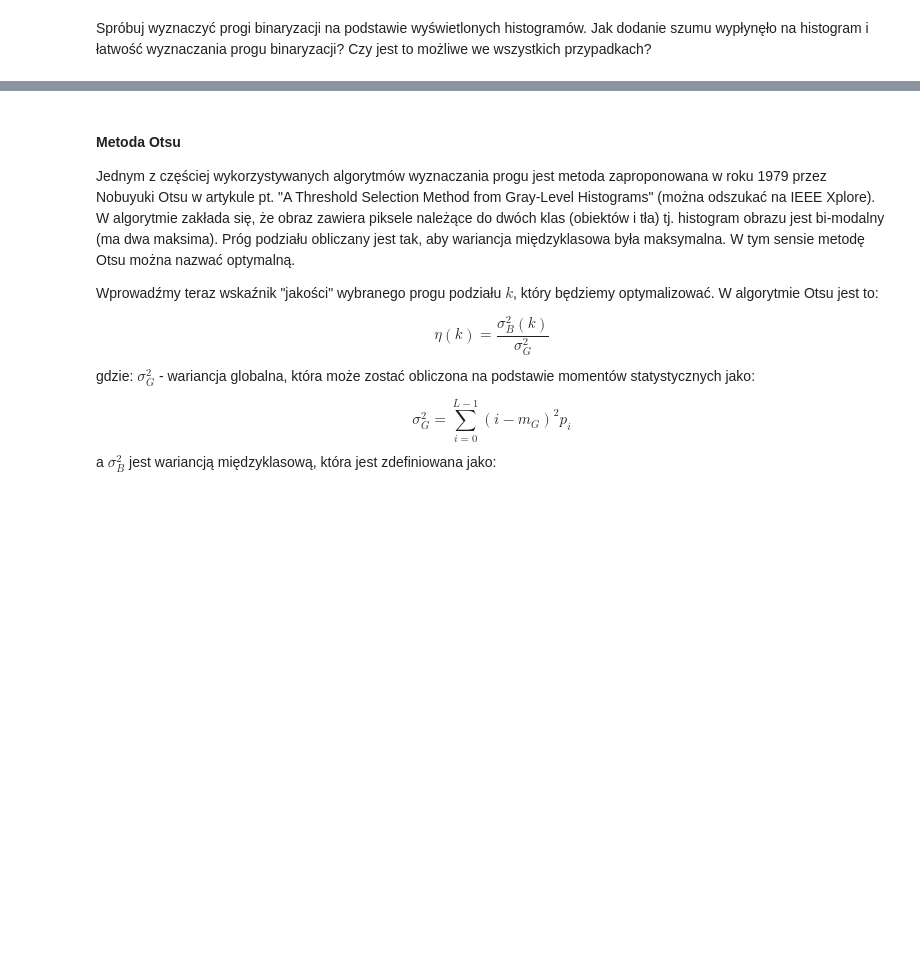
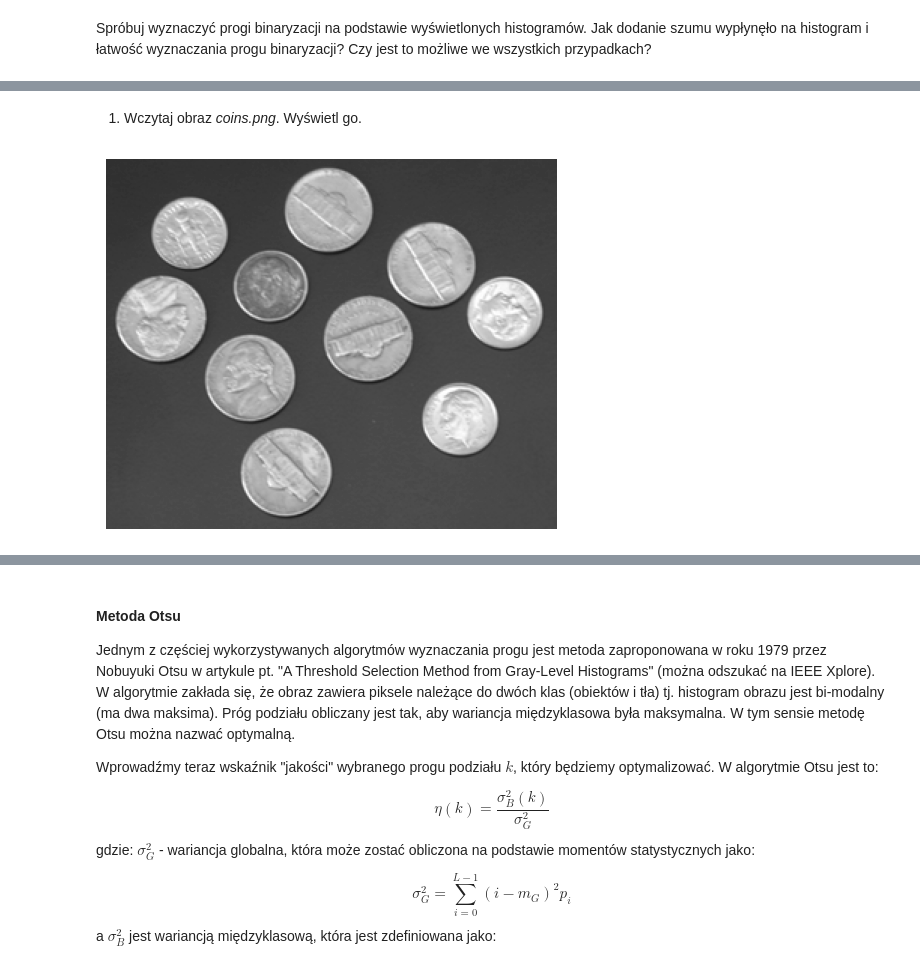
Before and after one commit to Szaroslav/introduction-to-digital-image-processing-agh-cs-course, a Jupyter notebook: lab4/lab4.ipynb, the cells around one changed output, grey strips where cells are left out. Saved outputs shown, nothing was run; the diff lists cells and outputs as text; code cells hidden in the pictures; blank space fills up the shorter version.

```diff
--- a/lab4/lab4.ipynb
+++ b/lab4/lab4.ipynb
@@ -259,0 +239,10 @@ m_G = \sum_{i=0}^{L-1} ip_i
+# %% [markdown]
+1. Wczytaj obraz _coins.png_. Wyświetl go.
+# %%
+fig, ax = plt.subplots()
+ax.axis("off")
+ax.imshow(coins_image, "gray", vmin=0, vmax=255)
+
+plt.show()
+# %% [output]
+[figure, added]
```
Also changed, not shown: parts of 8 cells of this notebook.
